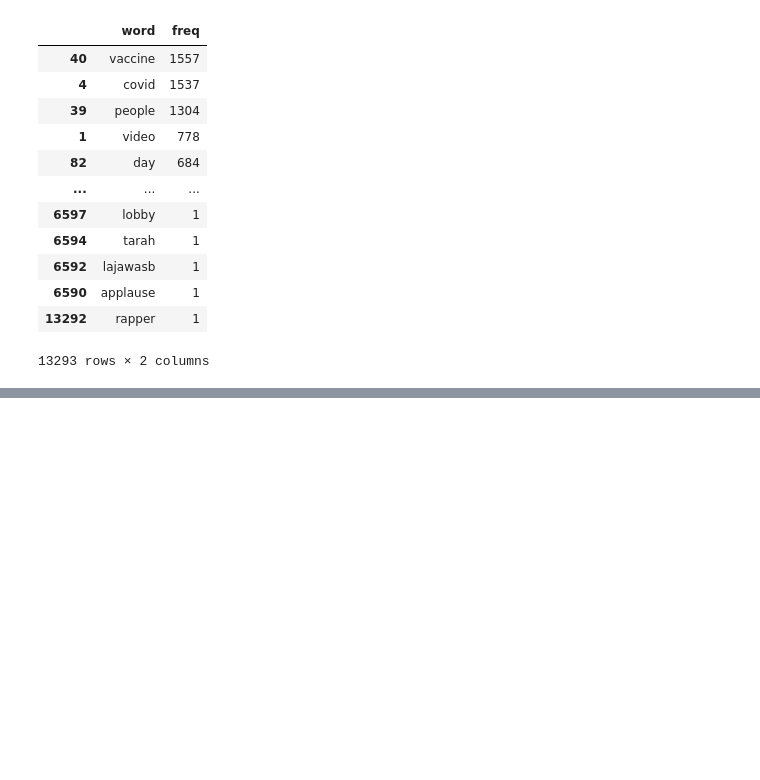
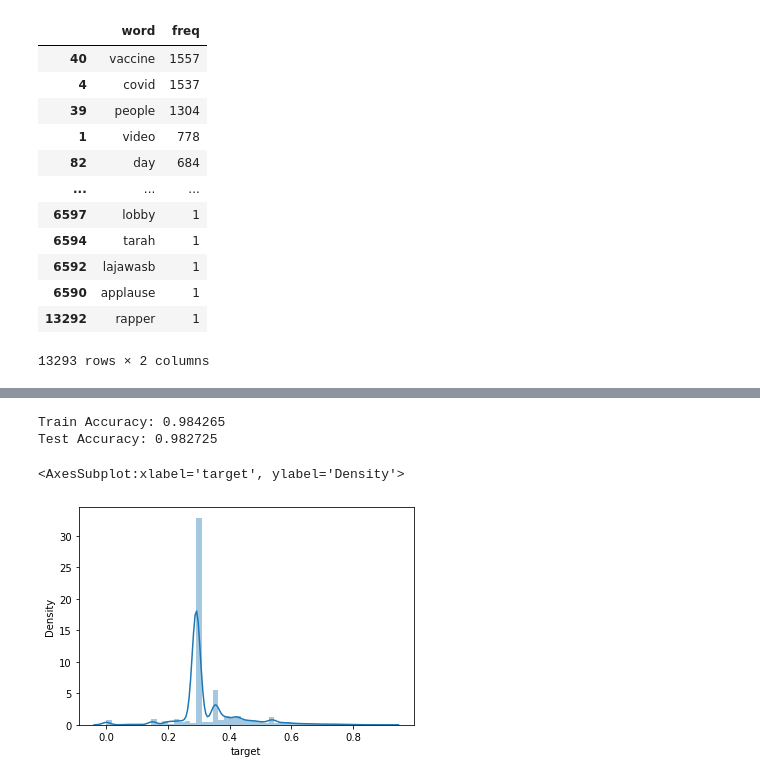
Before and after one commit to SSHS-RNE/youtube-data-acquisition, a Jupyter notebook: sample4.ipynb, the cells around one changed output, grey strips where cells are left out. Cells and saved outputs as stored; diff of their text form; code cells hidden in the pictures; blank space fills up the shorter version.

```diff
--- a/sample4.ipynb
+++ b/sample4.ipynb
@@ -937,0 +392,4 @@ len(commentsDataFrame)
+# %%
+# 국가 관련 데이터 불러오기
+countryDataFrame = pd.read_csv("pre_collected/country_data.csv")
+countryDataFrame
@@ -937,0 +447,10 @@ len(commentsDataFrame)
+# %%
+# 조회수, 좋아요 수, 시간 데이터 불러오기
+allTimestamps = []
+allLikecounts = []
+allVideoviews = []
+
+for timestamps in tqdm(timestampsList): allTimestamps += timestamps
+for likecounts in tqdm(likecountsList): allLikecounts += likecounts
+for i, comments in tqdm(enumerate(commentsList)):
+    allVideoviews += [statisticsList[i]['viewCount']]*len(comments)
@@ -937,0 +482,11 @@ len(commentsDataFrame)
+# %%
+# positive, negative 등의 칼럼 생성
+commentsDataFrame['positive'] = [len(set(words) & set(positiveWords)) for words in commentsDataFrame['words']]
+commentsDataFrame['negative'] = [len(set(words) & set(negativeWords)) for words in commentsDataFrame['words']]
+commentsDataFrame['length'] = commentsDataFrame['comment'].apply(len)
+commentsDataFrame['word_count'] = commentsDataFrame['words'].apply(len)
+commentsDataFrame['positive_ratio'] = commentsDataFrame['positive'] / commentsDataFrame['word_count']
+commentsDataFrame['negative_ratio'] = commentsDataFrame['negative'] / commentsDataFrame['word_count']
+commentsDataFrame['positive_ratio'].fillna(0, inplace=True)
+commentsDataFrame['negative_ratio'].fillna(0, inplace=True)
+commentsDataFrame
@@ -937,0 +507,4 @@ len(commentsDataFrame)
+# %%
+# 수용 가능성 지표를 나타낸 'target' 칼럼 생성
+commentsDataFrame['target'] = 2/(1+np.exp(-(np.log(commentsDataFrame['like'] + 1) + (
+    commentsDataFrame['positive_ratio'] - commentsDataFrame['negative_ratio'] + 1) * 3) / 5)) - 1
@@ -937,0 +514,30 @@ len(commentsDataFrame)
+# %%
+from sklearn.model_selection import train_test_split
+from sklearn.tree import DecisionTreeClassifier
+from sklearn.preprocessing import KBinsDiscretizer
+from sklearn.metrics import accuracy_score
+
+X = commentsDataFrame[['like', 'view', 'positive', 'negative', 'length', 'positive_ratio', 'negative_ratio', 'word_count']]
+Y = commentsDataFrame[['target']]
+
+# target 칼럼을 5개로 이산화
+est = KBinsDiscretizer(n_bins=5, encode='ordinal').fit(Y)
+Y = est.transform(Y)
+
+X_train, X_test, Y_train, Y_test = train_test_split(X, Y, test_size=0.33)
+
+# 결정 트리를 이용한 학습
+clf = DecisionTreeClassifier(max_depth=3).fit(X_train, Y_train)
+Y_pred_tr = clf.predict(X_train)
+Y_pred_te = clf.predict(X_test)
+print('Train Accuracy: %f' % accuracy_score(Y_train, Y_pred_tr))
+print('Test Accuracy: %f' % accuracy_score(Y_test, Y_pred_te))
+# %% [output]
+Train Accuracy: 0.984265
+Test Accuracy: 0.982725
+# %%
+# target 칼럼의 분포 확인
+sns.distplot(commentsDataFrame['target'])
+# %% [output]
+<AxesSubplot:xlabel='target', ylabel='Density'>
+[figure, added]
```
Also changed, not shown: parts of 83 cells of this notebook, 17 other files.
